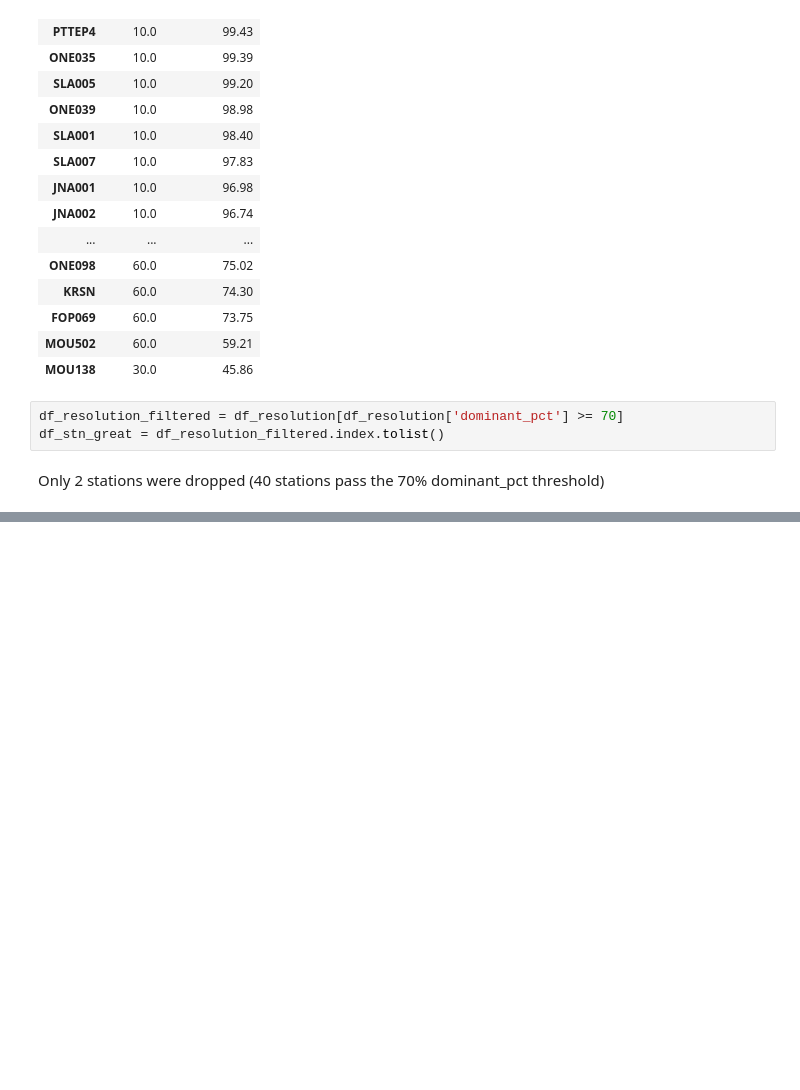
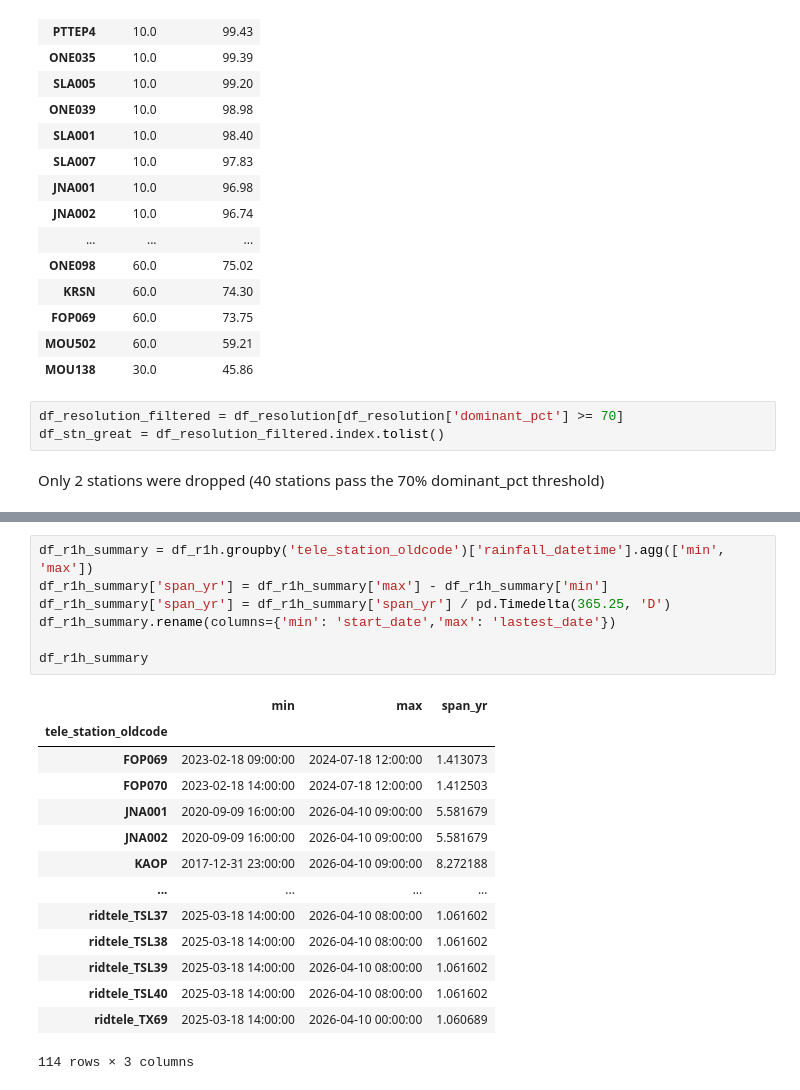
Before and after one commit to pongsakorn-onnim/rainfall_threshold_songkla, a Jupyter notebook: 01_exploratory_data_analysis.ipynb, the cells around one changed output, grey strips where cells are left out. Drawn from its saved outputs; the diff is of its cells as text; blank space fills up the shorter version.

```diff
--- a/01_exploratory_data_analysis.ipynb
+++ b/01_exploratory_data_analysis.ipynb
@@ -490,0 +509,22 @@ for interval in df_resolution_filtered['interval'].unique():
+# %%
+df_r1h_summary = df_r1h.groupby('tele_station_oldcode')['rainfall_datetime'].agg(['min', 'max'])
+df_r1h_summary['span_yr'] = df_r1h_summary['max'] - df_r1h_summary['min']
+df_r1h_summary['span_yr'] = df_r1h_summary['span_yr'] / pd.Timedelta(365.25, 'D')
+df_r1h_summary.rename(columns={'min': 'start_date','max': 'lastest_date'})
+
+df_r1h_summary
+# %% [output]
+|  | min | max | span_yr |
+| tele_station_oldcode |  |  |  |
+| FOP069 | 2023-02-18 09:00:00 | 2024-07-18 12:00:00 | 1.413073 |
+| FOP070 | 2023-02-18 14:00:00 | 2024-07-18 12:00:00 | 1.412503 |
+| JNA001 | 2020-09-09 16:00:00 | 2026-04-10 09:00:00 | 5.581679 |
+| JNA002 | 2020-09-09 16:00:00 | 2026-04-10 09:00:00 | 5.581679 |
+| KAOP | 2017-12-31 23:00:00 | 2026-04-10 09:00:00 | 8.272188 |
+| ... | ... | ... | ... |
+| ridtele_TSL37 | 2025-03-18 14:00:00 | 2026-04-10 08:00:00 | 1.061602 |
+| ridtele_TSL38 | 2025-03-18 14:00:00 | 2026-04-10 08:00:00 | 1.061602 |
+| ridtele_TSL39 | 2025-03-18 14:00:00 | 2026-04-10 08:00:00 | 1.061602 |
+| ridtele_TSL40 | 2025-03-18 14:00:00 | 2026-04-10 08:00:00 | 1.061602 |
+| ridtele_TX69 | 2025-03-18 14:00:00 | 2026-04-10 00:00:00 | 1.060689 |
+114 rows × 3 columns
```
Also changed, not shown: parts of 3 cells of this notebook.
